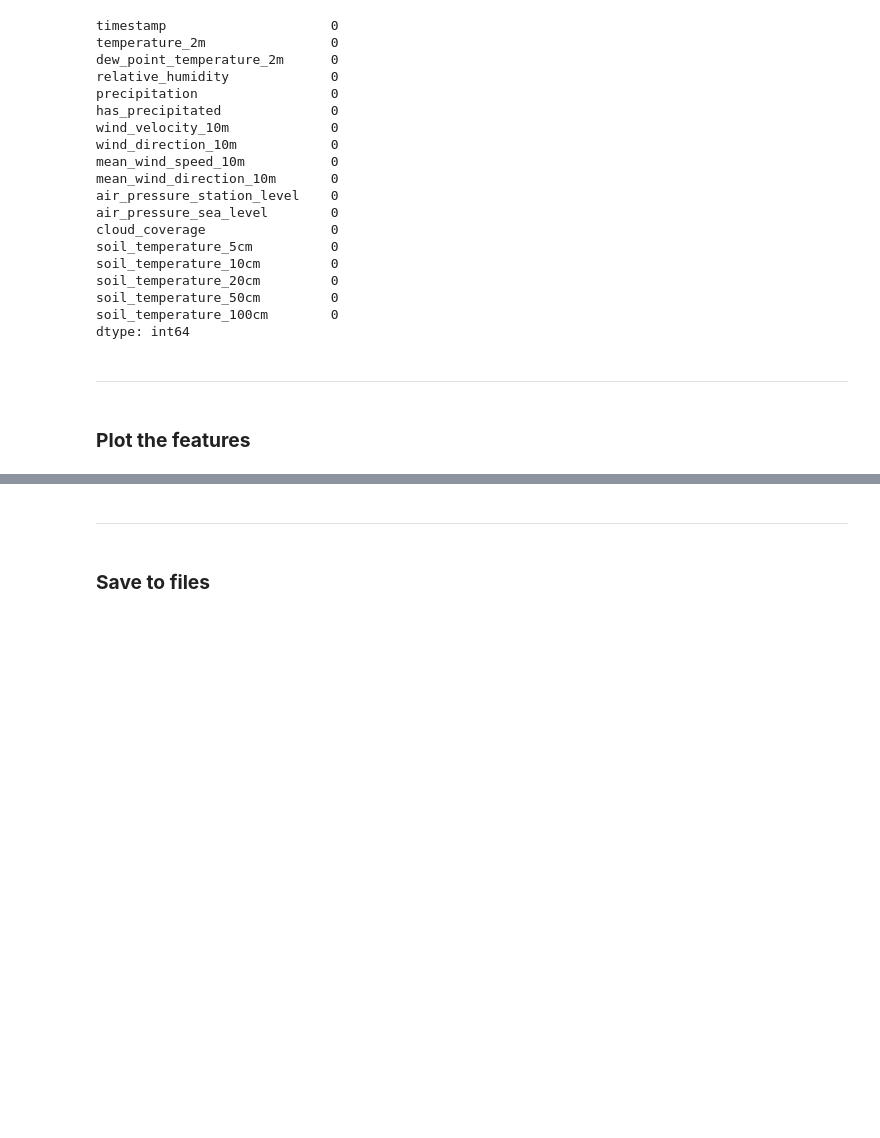
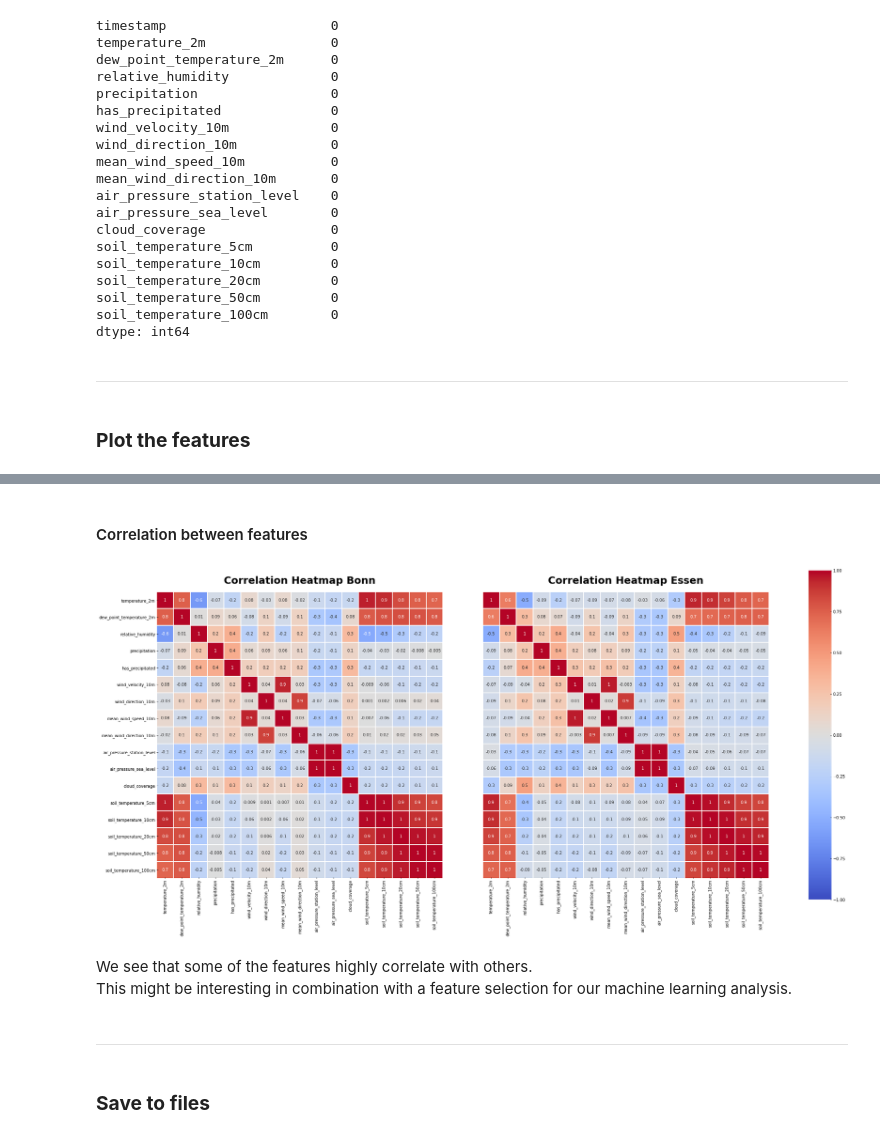
Before and after one commit to Simbonobo/anacondas, a Jupyter notebook: Weather.ipynb, the cells around one changed output, grey strips where cells are left out. Drawn from its saved outputs; the diff is of its cells as text; code cells hidden in the pictures; blank space fills up the shorter version.

Commit message:
add weather correlation

```diff
--- a/Weather.ipynb
+++ b/Weather.ipynb
@@ -368,4 +371,55 @@ for feature_number in range(0, 17):
 ... (5 outputs left out)
+# %% [markdown]
+#### Correlation between features
+# %%
+f,(ax1,ax2, axcb) = plt.subplots(1,3,
+                                 gridspec_kw={'width_ratios':[1,1,0.08]},
+                                 figsize=(30,15))
+ax1.get_shared_y_axes().join(ax2)
+g1 = sns.heatmap(df_bonn.corr(),
+                 annot = True,
+                 fmt='.1g',
+                 vmin=-1,
+                 vmax=1,
+                 center=0,
+                 cmap='coolwarm',
+                 linewidths=1,
+                 square=True,
+                 cbar=False,
+                 ax=ax1)
+g1.set_ylabel('')
+g1.set_xlabel('')
+g1.set_title("Correlation Heatmap Bonn", fontsize=25, fontweight="bold", pad=20)
+g2 = sns.heatmap(df_essen.corr(),
+                 annot = True,
+                 fmt='.1g',
+                 vmin=-1,
+                 vmax=1,
+                 center=0,
+                 cmap='coolwarm',
+                 linewidths=1,
+                 square=True,
+                 ax=ax2,
+                 cbar_ax=axcb)
+g2.set_ylabel('')
+g2.set_xlabel('')
+g2.set_yticks([])
+g2.set_title("Correlation Heatmap Essen", fontsize=25, fontweight="bold", pad=20)
+
+# may be needed to rotate the ticklabels correctly:
+for ax in [g1,g2]:
+    tl = ax.get_xticklabels()
+    ax.set_xticklabels(tl, rotation=90)
+    tly = ax.get_yticklabels()
+    ax.set_yticklabels(tly, rotation=0)
+
+#plt.savefig('heatmaps.png', bbox_inches='tight')
+plt.show()
+# %% [output]
+[figure, added]
+# %% [markdown]
+We see that some of the features highly correlate with others.
+This might be interesting in combination with a feature selection for our machine learning analysis.
 # %% [markdown]
 ---
 # %% [markdown]
```
Also changed, not shown: parts of 3 cells of this notebook.
